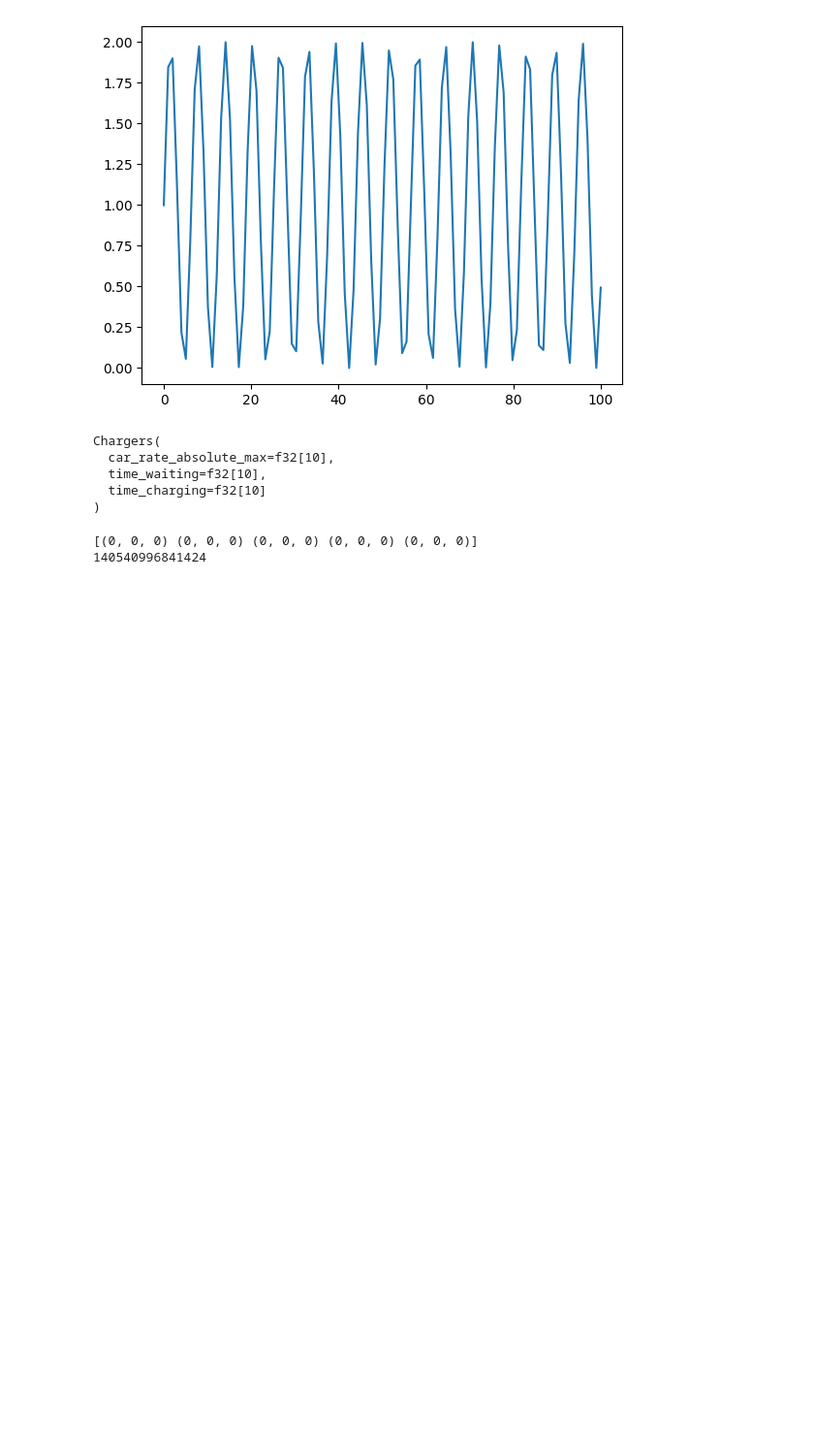
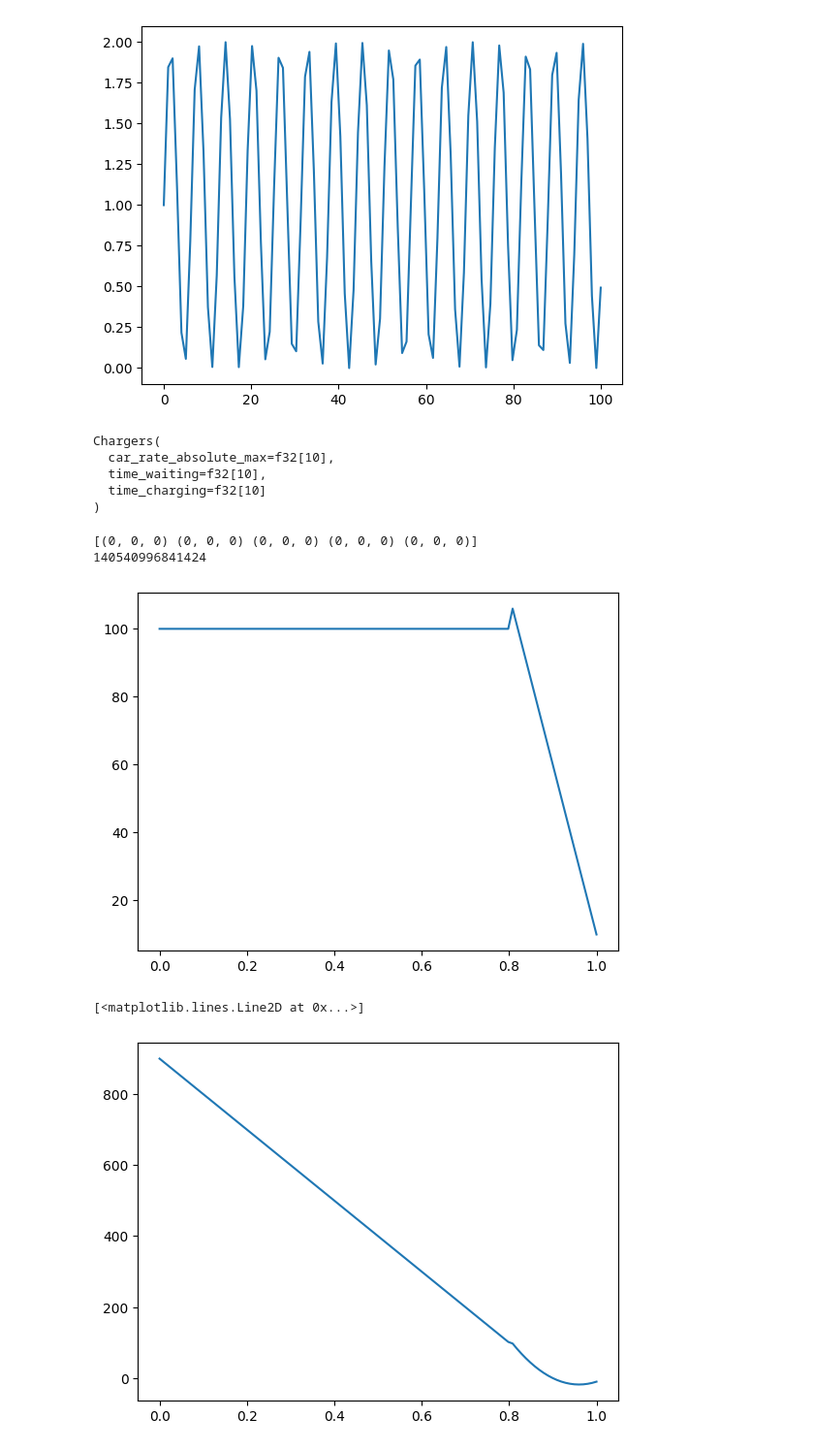
Before and after one commit to ponseko/chargax, a Jupyter notebook: dev.ipynb, the cells around one changed output. Shown: that part at 97% size. Cells and saved outputs as stored; diff of their text form; code cells hidden in the pictures; blank space fills up the shorter version.

```diff
--- a/dev.ipynb
+++ b/dev.ipynb
@@ -368,3 +368,35 @@ view = structured_array[mask]
 # %% [output]
 [(0, 0, 0) (0, 0, 0) (0, 0, 0) (0, 0, 0) (0, 0, 0)]
 140540996841424
+# %%
+def max_current_intake(current_percentage, tau: int = 0.8, abs_max_rate: float = 100.0):
+    # linearly decay the charge rate to 5% after reaching the threshold
+    max_charge_rate_kw = np.where(
+        current_percentage > tau,
+        abs_max_rate * (1 - (current_percentage - tau) / (1 - tau) + 0.10),
+        abs_max_rate
+    )
+    return max_charge_rate_kw
+
+def max_current_outtake(current_percentage, tau: int = 0.8, abs_max_rate: float = 100.0):
+    # should be a flipped curve of the intake (flipped over the x-axis)
+    max_intake = max_current_intake(current_percentage, tau, abs_max_rate)
+    return (
+        max_intake - max_intake * 2 * (current_percentage - tau) / (1 - tau)
+    )
+
+
+import matplotlib.pyplot as plt
+import numpy as np
+
+x = np.linspace(0, 1, 100)
+y = max_current_intake(x)
+plt.plot(x, y)
+plt.show()
+
+y = max_current_outtake(x)
+plt.plot(x, y)
+# %% [output]
+[figure, added]
+[<matplotlib.lines.Line2D at 0x...>]
+[figure, added]
```
Also changed, not shown: parts of 1 cell of this notebook, 12 other files.
